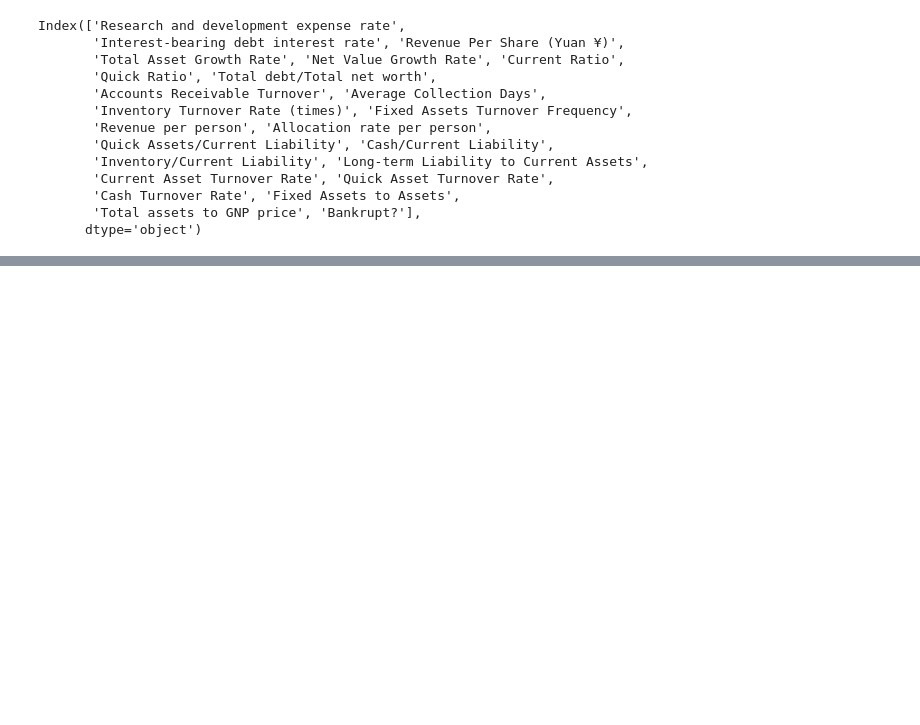
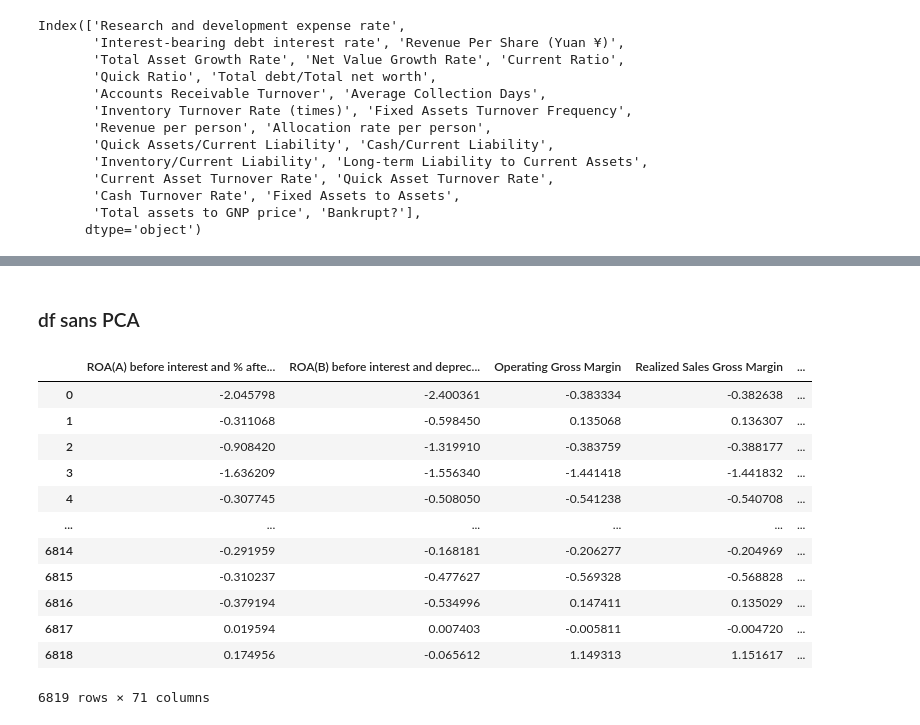
Before and after one commit to Melodyellinn/Projet-Ensemble-Method, a Jupyter notebook: bankrupt_project/notebook_EDA.ipynb, the cells around one changed output, grey strips where cells are left out. Drawn from its saved outputs; the diff is of its cells as text; code cells hidden in the pictures; blank space fills up the shorter version.

```diff
--- a/bankrupt_project/notebook_EDA.ipynb
+++ b/bankrupt_project/notebook_EDA.ipynb
@@ -572,0 +587,18 @@ df_full.to_csv('bankurpt_dataset.csv', index=False)
+# %% [markdown]
+### df sans PCA <a class="anchor" id="section4"></a>
+# %%
+df_std_
+# %% [output]
+|  | ROA(A) before interest and % afte... | ROA(B) before interest and deprec... | Operating Gross Margin | Realized Sales Gross Margin | ... |
+| 0 | -2.045798 | -2.400361 | -0.383334 | -0.382638 | ... |
+| 1 | -0.311068 | -0.598450 | 0.135068 | 0.136307 | ... |
+| 2 | -0.908420 | -1.319910 | -0.383759 | -0.388177 | ... |
+| 3 | -1.636209 | -1.556340 | -1.441418 | -1.441832 | ... |
+| 4 | -0.307745 | -0.508050 | -0.541238 | -0.540708 | ... |
+| ... | ... | ... | ... | ... | ... |
+| 6814 | -0.291959 | -0.168181 | -0.206277 | -0.204969 | ... |
+| 6815 | -0.310237 | -0.477627 | -0.569328 | -0.568828 | ... |
+| 6816 | -0.379194 | -0.534996 | 0.147411 | 0.135029 | ... |
+| 6817 | 0.019594 | 0.007403 | -0.005811 | -0.004720 | ... |
+| 6818 | 0.174956 | -0.065612 | 1.149313 | 1.151617 | ... |
+6819 rows × 71 columns
```
Also changed, not shown: parts of 17 cells of this notebook, 4 other files.
